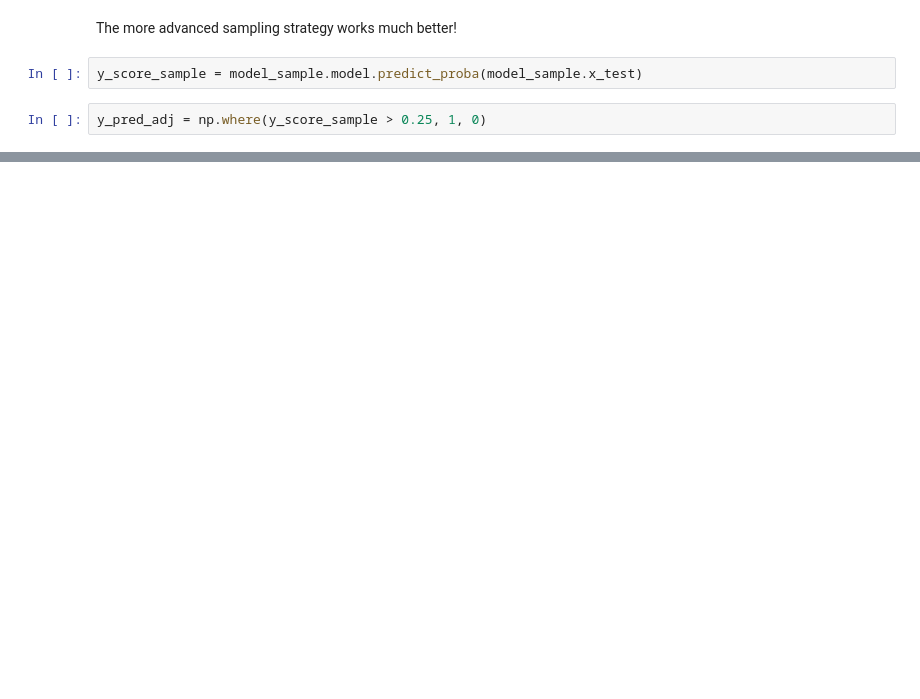
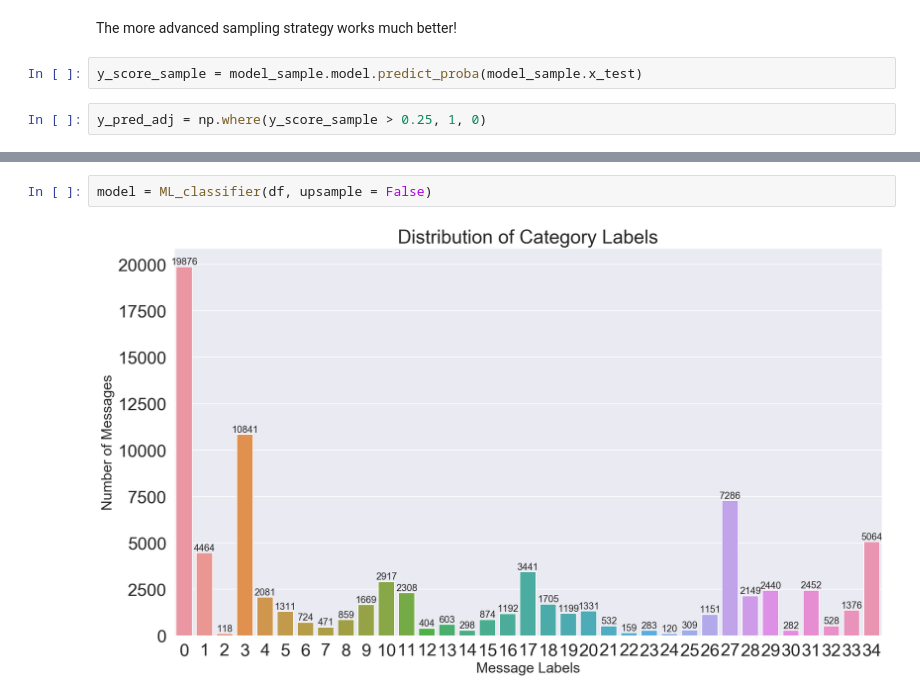
Before and after one commit to suebatista/Disaster-Response-Pipeline-Udacity, a Jupyter notebook: ML Pipeline Preparation.ipynb, the cells around one changed output, grey strips where cells are left out. Drawn from its saved outputs; the diff is of its cells as text; blank space fills up the shorter version.

```diff
--- a/ML Pipeline Preparation.ipynb
+++ b/ML Pipeline Preparation.ipynb
@@ -322,0 +321,4 @@ report_sample_adj.sort_values(by = ['support', 'f1-score'])
+# %%
+model = ML_classifier(df, upsample = False)
+# %% [output]
+[figure, added]
```
Also changed, not shown: parts of 28 cells of this notebook, 1 other file.
